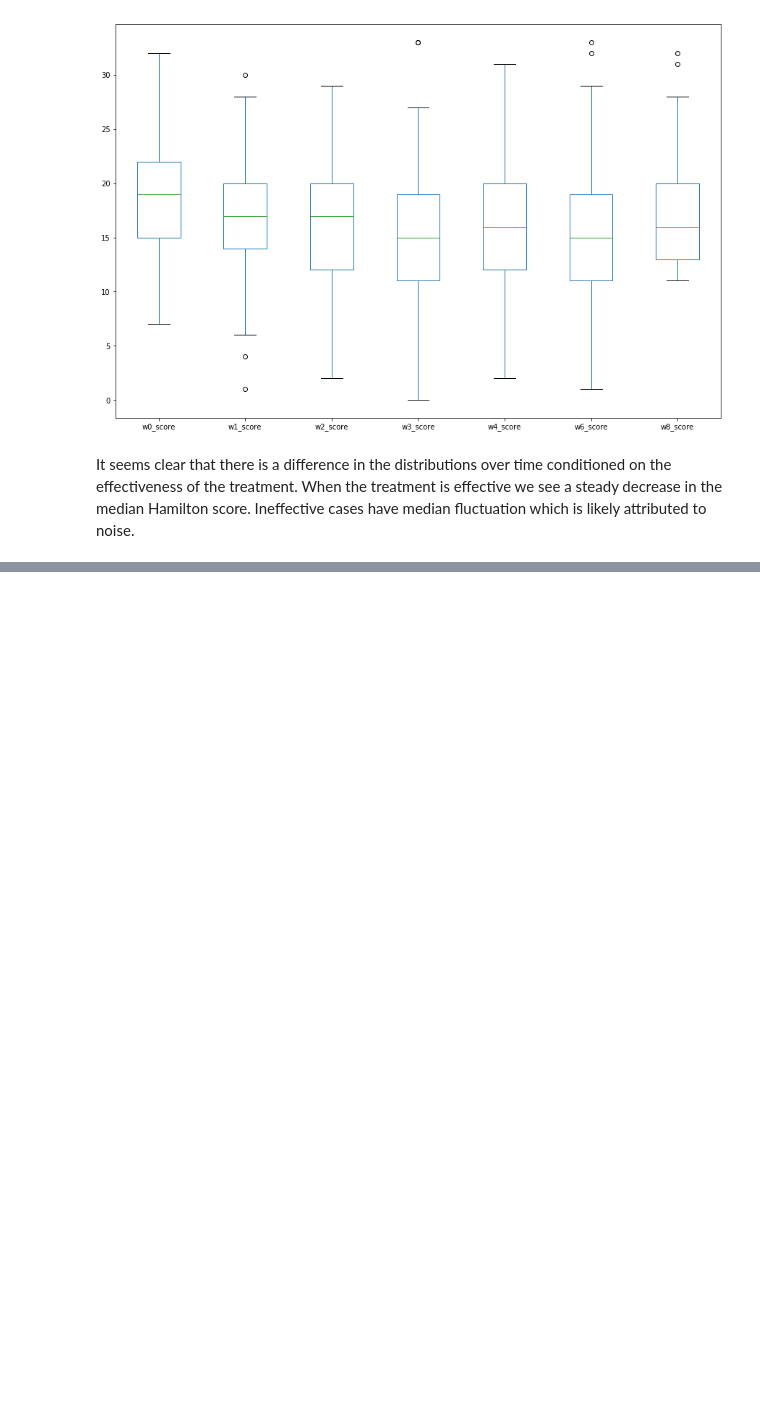
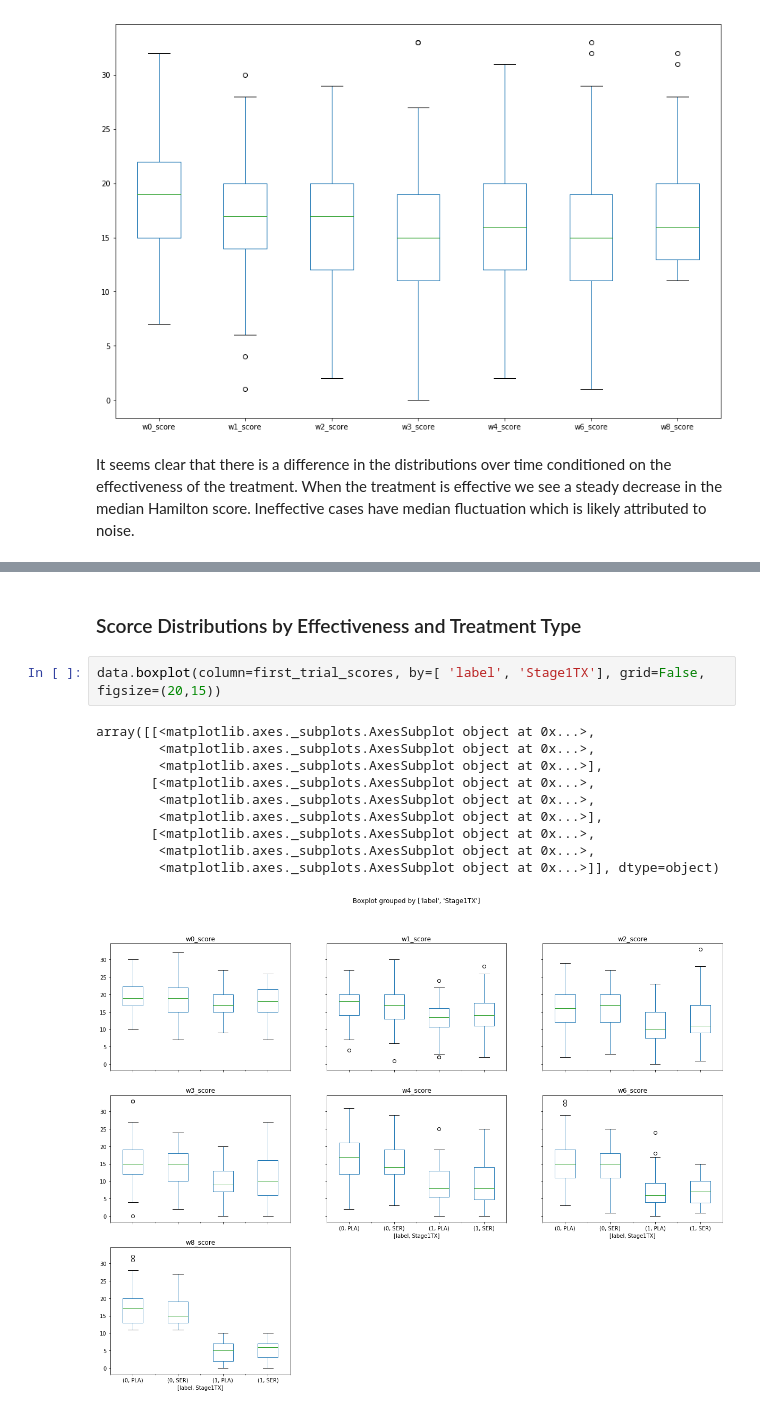
Before and after one commit to moduIo/Clinical-Depression-Study, a Jupyter notebook: main.ipynb, the cells around one changed output, grey strips where cells are left out. Drawn from its saved outputs; the diff is of its cells as text; blank space fills up the shorter version.

```diff
--- a/main.ipynb
+++ b/main.ipynb
@@ -90,0 +107,15 @@ It seems clear that there is a difference in the distributions over time conditi
+# %% [markdown]
+### Scorce Distributions by Effectiveness and Treatment Type
+# %%
+data.boxplot(column=first_trial_scores, by=[ 'label', 'Stage1TX'], grid=False, figsize=(20,15))
+# %% [output]
+array([[<matplotlib.axes._subplots.AxesSubplot object at 0x...>,
+        <matplotlib.axes._subplots.AxesSubplot object at 0x...>,
+        <matplotlib.axes._subplots.AxesSubplot object at 0x...>],
+       [<matplotlib.axes._subplots.AxesSubplot object at 0x...>,
+        <matplotlib.axes._subplots.AxesSubplot object at 0x...>,
+        <matplotlib.axes._subplots.AxesSubplot object at 0x...>],
+       [<matplotlib.axes._subplots.AxesSubplot object at 0x...>,
+        <matplotlib.axes._subplots.AxesSubplot object at 0x...>,
+        <matplotlib.axes._subplots.AxesSubplot object at 0x...>]], dtype=object)
+[figure, added]
```
Also changed, not shown: parts of 5 cells of this notebook.
